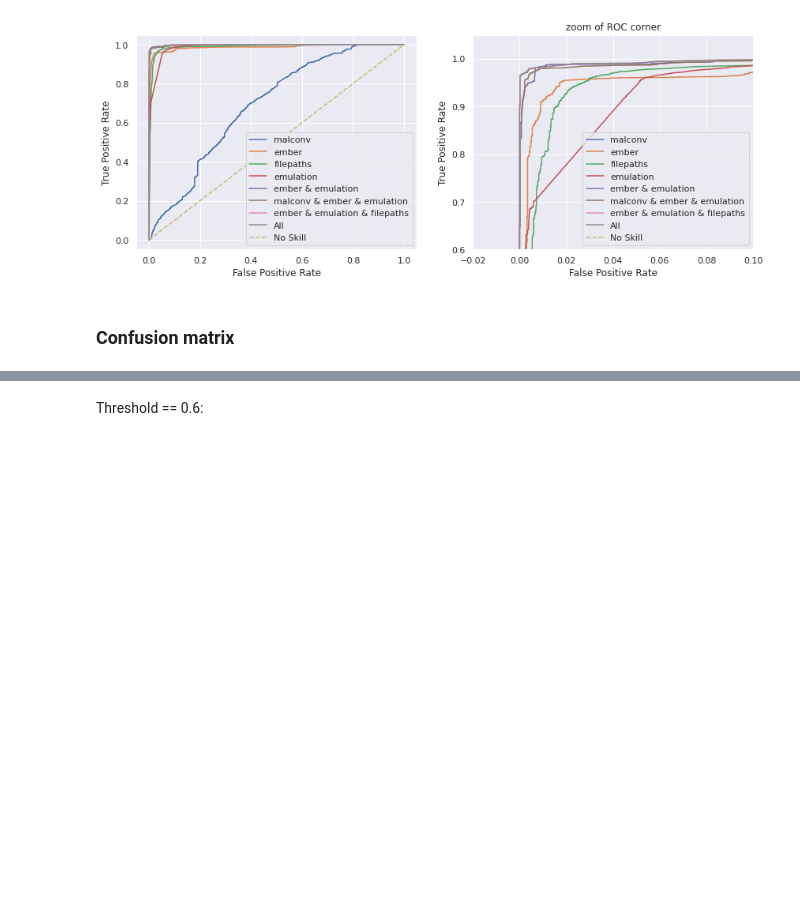
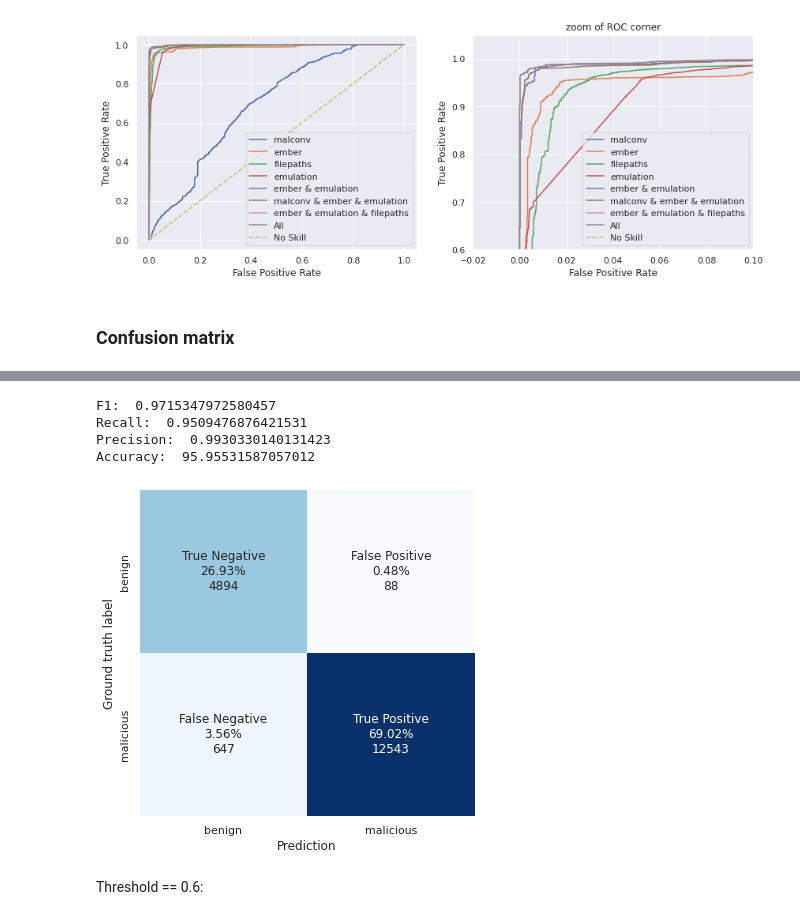
Before and after one commit to dtrizna/quo.vadis, a Jupyter notebook: evaluation/composite/composite_model_evaluation_valset.ipynb, the cells around one changed output, grey strips where cells are left out. Drawn from its saved outputs; the diff is of its cells as text; code cells hidden in the pictures; blank space fills up the shorter version.

```diff
--- a/evaluation/composite/composite_model_evaluation_valset.ipynb
+++ b/evaluation/composite/composite_model_evaluation_valset.ipynb
@@ -325,3 +336,13 @@ def print_scores(y_true, y_pred):
+# %%
+y_pred = (probs["ember"] >= 0.8336).astype(int)
+draw_confusion_matrix(y_val, y_pred, counts=True)
+print_scores(y_val, y_pred)
+# %% [output]
+F1:  0.9715347972580457
+Recall:  0.9509476876421531
+Precision:  0.9930330140131423
+Accuracy:  95.95531587057012
+[figure, added]
 # %% [markdown]
 Threshold == 0.6:
 # %%
```
Also changed, not shown: parts of 4 cells of this notebook, 7 other files.
